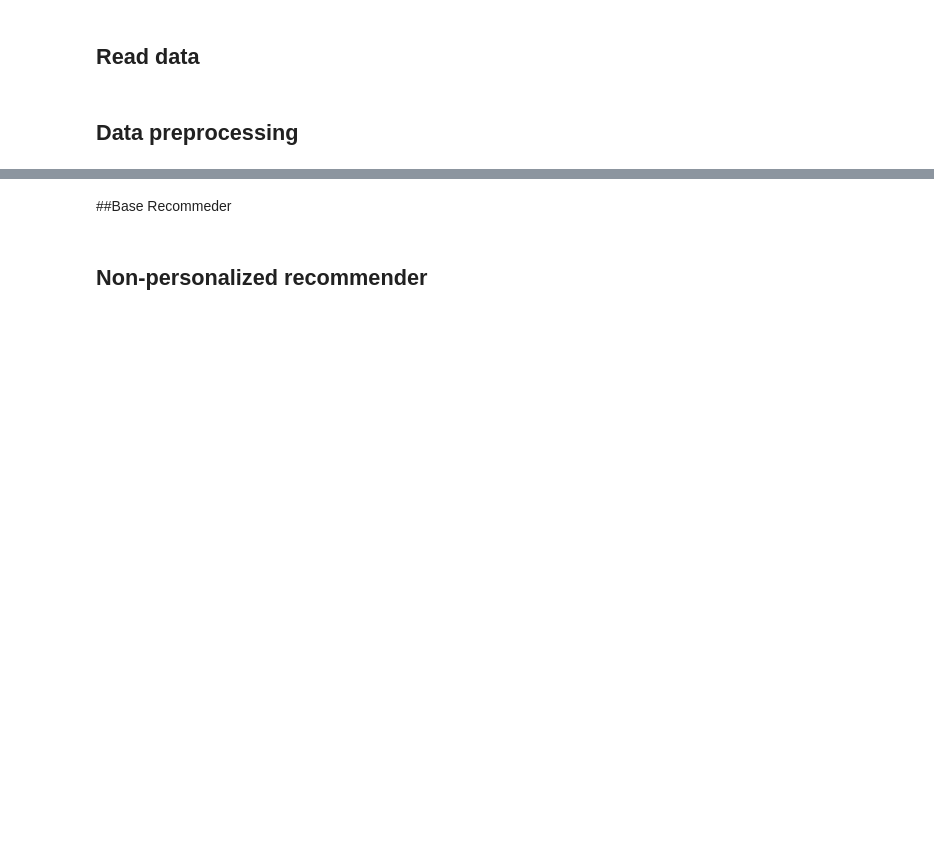
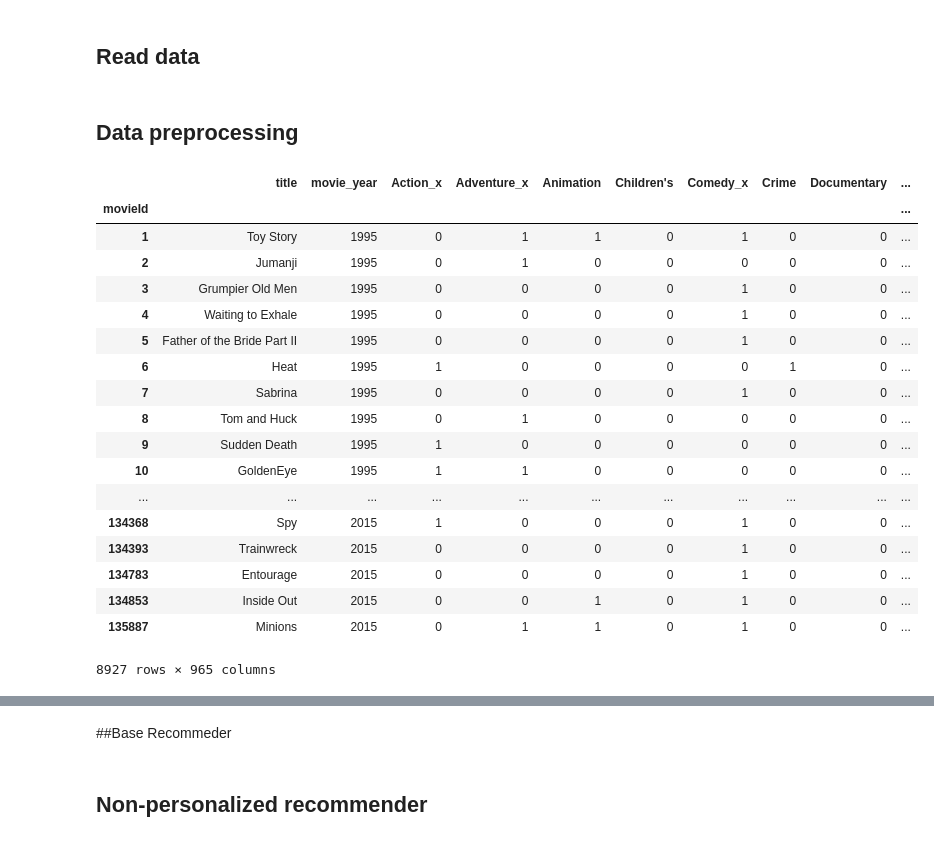
Before and after one commit to JoannaMisztalRadecka/python_data_science_tutorial, a Jupyter notebook: movielens_recommender.ipynb, the cells around one changed output, grey strips where cells are left out. Drawn from its saved outputs; the diff is of its cells as text; code cells hidden in the pictures; blank space fills up the shorter version.

```diff
--- a/movielens_recommender.ipynb
+++ b/movielens_recommender.ipynb
@@ -45,3 +46,31 @@ movies_data = movies_data.drop("genres", 1)
+# %%
+tags = pd.Series(tags_data['tag'].unique())
+movies_tags = tags_data.pivot_table(columns=["tag"], index=['movieId'], values='userId')
+movies_tags[movies_tags.notnull()] = 1
+movies_tags = movies_tags.fillna(0)
+
+movies_data = movies_data.merge(movies_tags, left_index=True, right_index=True, how='left').fillna(0)
+movies_data
+# %% [output]
+|  | title | movie_year | Action_x | Adventure_x | Animation | Children's | Comedy_x | Crime | Documentary | ... |
+| movieId |  |  |  |  |  |  |  |  |  | ... |
+| 1 | Toy Story | 1995 | 0 | 1 | 1 | 0 | 1 | 0 | 0 | ... |
+| 2 | Jumanji | 1995 | 0 | 1 | 0 | 0 | 0 | 0 | 0 | ... |
+| 3 | Grumpier Old Men | 1995 | 0 | 0 | 0 | 0 | 1 | 0 | 0 | ... |
+| 4 | Waiting to Exhale | 1995 | 0 | 0 | 0 | 0 | 1 | 0 | 0 | ... |
+| 5 | Father of the Bride Part II | 1995 | 0 | 0 | 0 | 0 | 1 | 0 | 0 | ... |
+| 6 | Heat | 1995 | 1 | 0 | 0 | 0 | 0 | 1 | 0 | ... |
+| 7 | Sabrina | 1995 | 0 | 0 | 0 | 0 | 1 | 0 | 0 | ... |
+| 8 | Tom and Huck | 1995 | 0 | 1 | 0 | 0 | 0 | 0 | 0 | ... |
+| 9 | Sudden Death | 1995 | 1 | 0 | 0 | 0 | 0 | 0 | 0 | ... |
+| 10 | GoldenEye | 1995 | 1 | 1 | 0 | 0 | 0 | 0 | 0 | ... |
+| ... | ... | ... | ... | ... | ... | ... | ... | ... | ... | ... |
+| 134368 | Spy | 2015 | 1 | 0 | 0 | 0 | 1 | 0 | 0 | ... |
+| 134393 | Trainwreck | 2015 | 0 | 0 | 0 | 0 | 1 | 0 | 0 | ... |
+| 134783 | Entourage | 2015 | 0 | 0 | 0 | 0 | 1 | 0 | 0 | ... |
+| 134853 | Inside Out | 2015 | 0 | 0 | 1 | 0 | 1 | 0 | 0 | ... |
+| 135887 | Minions | 2015 | 0 | 1 | 1 | 0 | 1 | 0 | 0 | ... |
+8927 rows × 965 columns
 # %%
 ratings_data["time"] = ratings_data["timestamp"].apply(pd.to_datetime, unit='s')
 ratings_data["year"] = ratings_data["time"].apply(lambda x: x.year)
```
Also changed, not shown: parts of 13 cells of this notebook.
